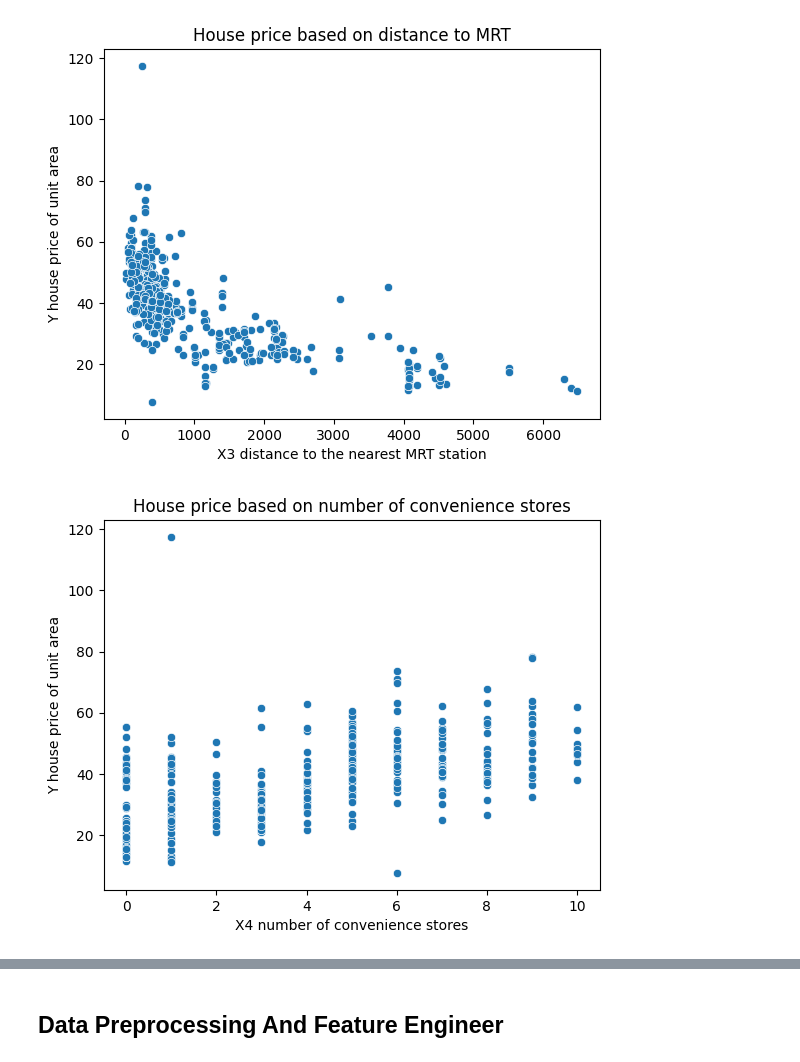
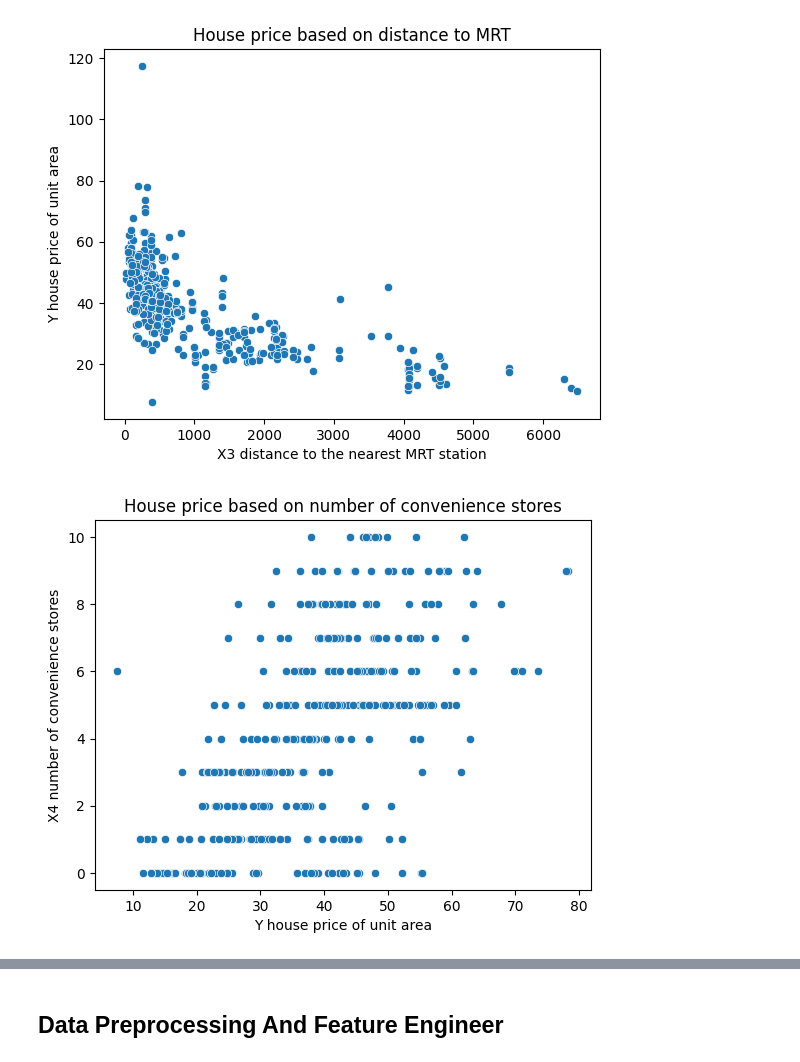
Before and after one commit to thangquang09/HCMUS, a Jupyter notebook: IntroduceDS/Lab02_RegressionModel.ipynb, the cells around one changed output, grey strips where cells are left out. Drawn from its saved outputs; the diff is of its cells as text; code cells hidden in the pictures.

```diff
--- a/IntroduceDS/Lab02_RegressionModel.ipynb
+++ b/IntroduceDS/Lab02_RegressionModel.ipynb
@@ -105,13 +105,16 @@ savefig(plt, 'House price based on distance to MRT.png')
 plt.show()
 # %% [output]
 [figure]
+# %%
+# drop outliers
+df = df[df['Y house price of unit area'] <= 110]
 # %%
-sns.scatterplot(data=df, x='X4 number of convenience stores', y='Y house price of unit area')
+sns.scatterplot(data=df, y='X4 number of convenience stores', x='Y house price of unit area')
 plt.title('House price based on number of convenience stores')
 savefig(plt, 'House price based on number of convenience stores.png')
 plt.show()
 # %% [output]
-[figure, old version]
+[figure, new version]
 # %%
 # make corr matrix
 corr_matrix = df.corr()
```
Also changed, not shown: parts of 21 cells of this notebook, 10 other files.
